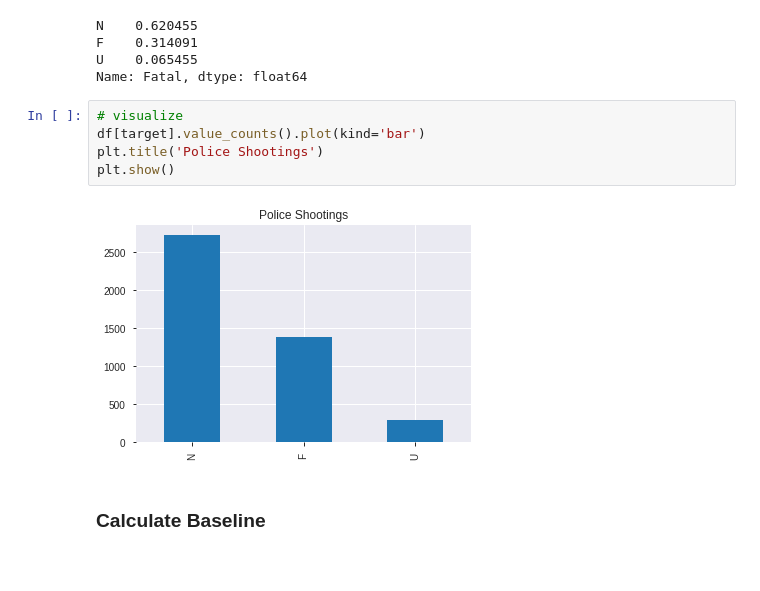
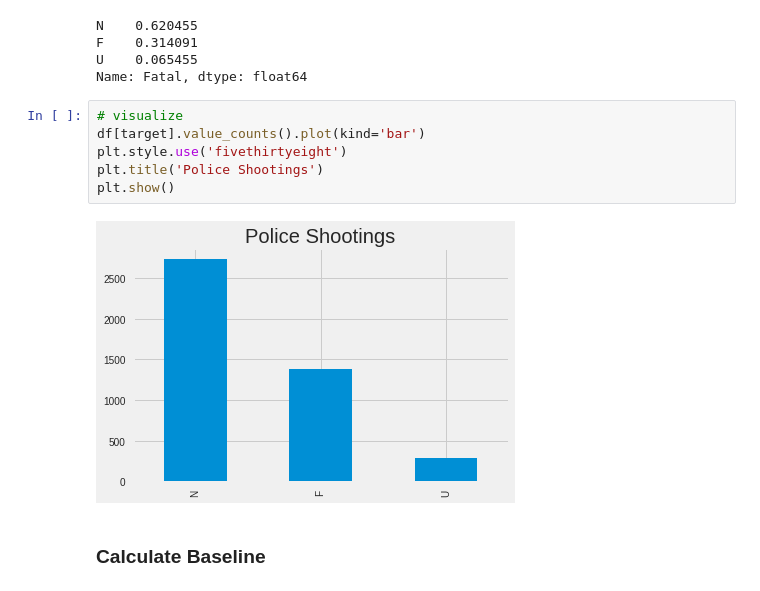
Before and after one commit to adamlutzz/DS-Unit-2-Applied-Modeling, a Jupyter notebook: Fatal_Police_Encounters.ipynb, the cells around one changed output. Cells and saved outputs as stored; diff of their text form.

```diff
--- a/Fatal_Police_Encounters.ipynb
+++ b/Fatal_Police_Encounters.ipynb
@@ -125,10 +125,11 @@ Name: Fatal, dtype: float64
 # %%
 # visualize
 df[target].value_counts().plot(kind='bar')
+plt.style.use('fivethirtyeight')
 plt.title('Police Shootings')
 plt.show()
 # %% [output]
-[figure, old version]
+[figure, new version]
 # %% [markdown]
 ### Calculate Baseline
 # %%
```
Also changed, not shown: parts of 19 cells of this notebook.
